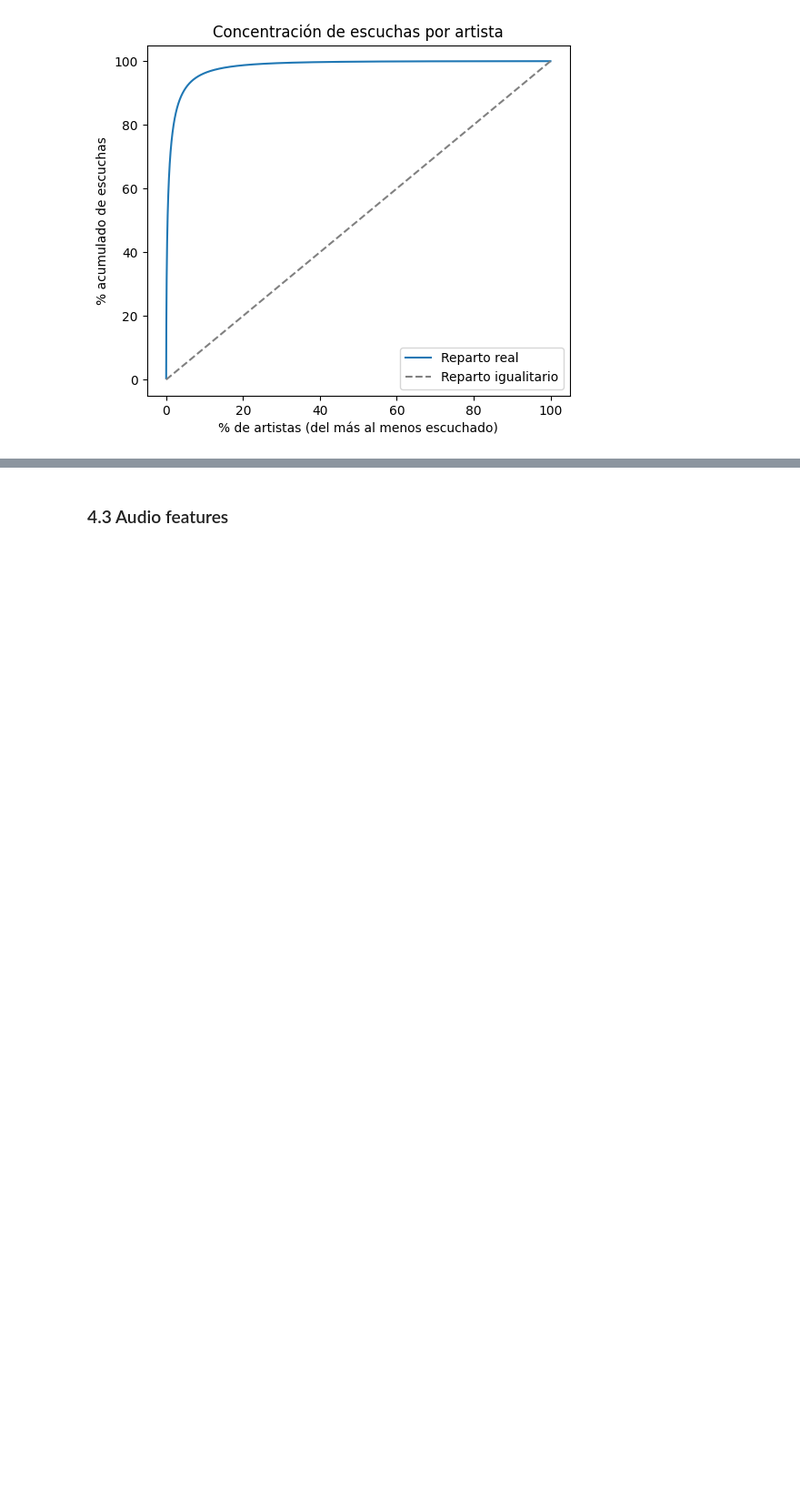
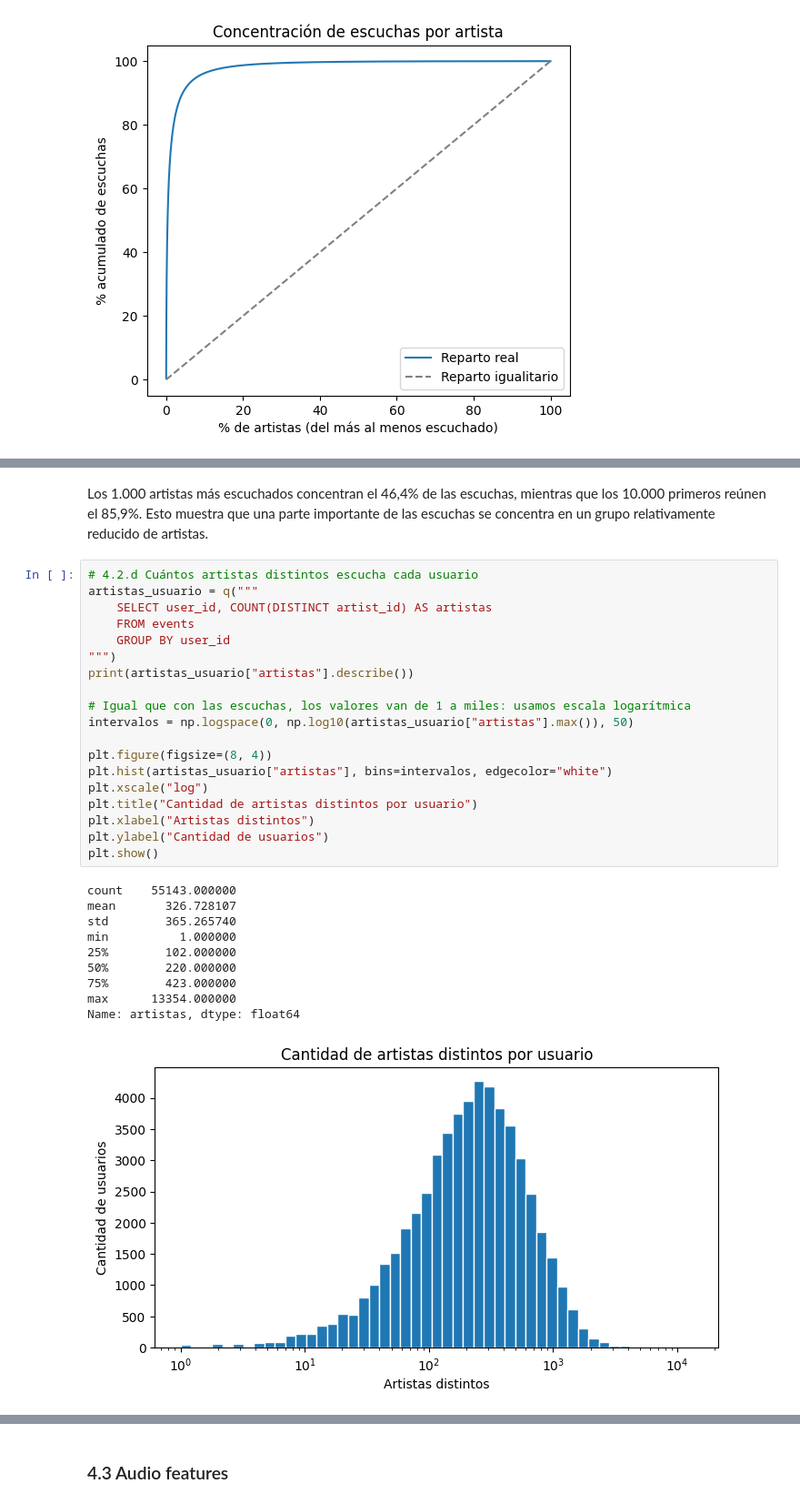
Before and after one commit to marianagrau99/musica-por-pais, a Jupyter notebook: mineria/01_exploracion_calidad_ml.ipynb, the cells around one changed output, grey strips where cells are left out. Shown at 91% size. Drawn from its saved outputs; the diff is of its cells as text; blank space fills up the shorter version.

```diff
--- a/mineria/01_exploracion_calidad_ml.ipynb
+++ b/mineria/01_exploracion_calidad_ml.ipynb
@@ -1038,0 +911,32 @@ El 10% de artistas más escuchados (33,784 artistas) suma el 96.3% de las escuch
+# %% [markdown]
+Los 1.000 artistas más escuchados concentran el 46,4% de las escuchas, mientras que los 10.000 primeros reúnen el 85,9%. Esto muestra que una parte importante de las escuchas se concentra en un grupo relativamente reducido de artistas.
+# %%
+# 4.2.d Cuántos artistas distintos escucha cada usuario
+artistas_usuario = q("""
+    SELECT user_id, COUNT(DISTINCT artist_id) AS artistas
+    FROM events
+    GROUP BY user_id
+""")
+print(artistas_usuario["artistas"].describe())
+
+# Igual que con las escuchas, los valores van de 1 a miles: usamos escala logarítmica
+intervalos = np.logspace(0, np.log10(artistas_usuario["artistas"].max()), 50)
+
+plt.figure(figsize=(8, 4))
+plt.hist(artistas_usuario["artistas"], bins=intervalos, edgecolor="white")
+plt.xscale("log")
+plt.title("Cantidad de artistas distintos por usuario")
+plt.xlabel("Artistas distintos")
+plt.ylabel("Cantidad de usuarios")
+plt.show()
+# %% [output]
+count    55143.000000
+mean       326.728107
+std        365.265740
+min          1.000000
+25%        102.000000
+50%        220.000000
+75%        423.000000
+max      13354.000000
+Name: artistas, dtype: float64
+[figure, added]
```
Also changed, not shown: parts of 47 cells of this notebook.
